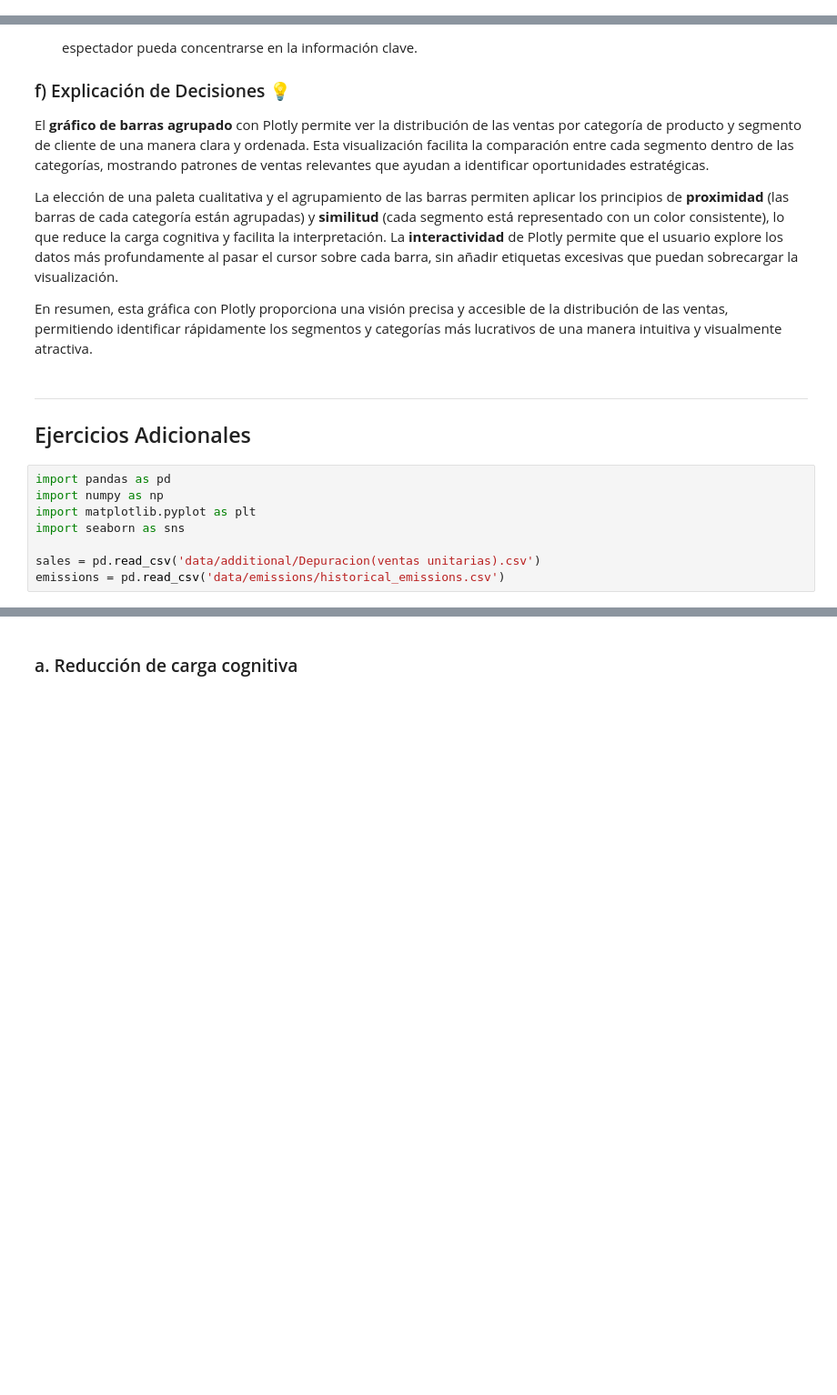
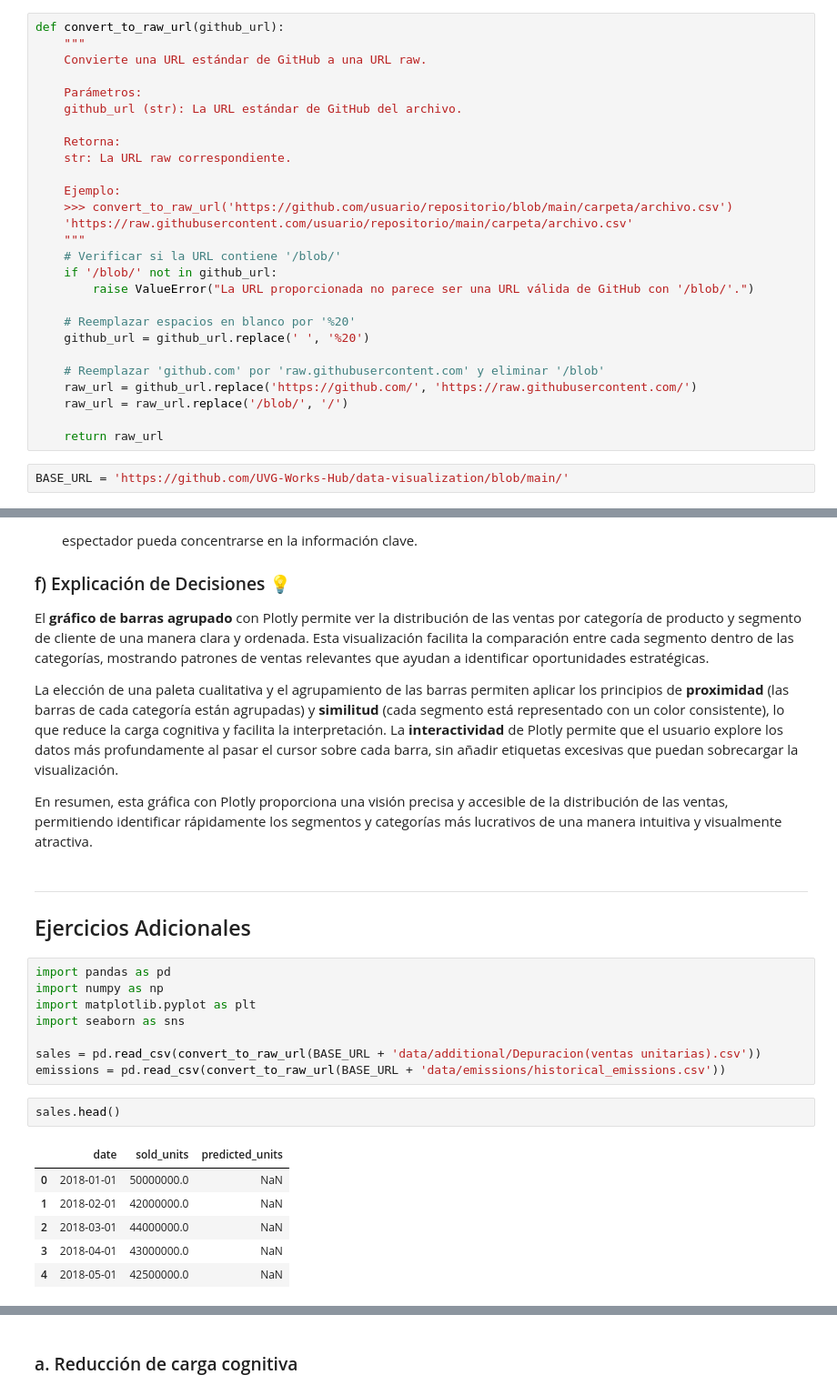
Before and after one commit to UVG-Works-Hub/data-visualization, a Jupyter notebook: visualization.ipynb, the cells around one changed output, grey strips where cells are left out. Shown at 91% size. Cells and saved outputs as stored; diff of their text form; blank space fills up the shorter version.

Commit message:
feat: load data from github raw content

```diff
--- a/visualization.ipynb
+++ b/visualization.ipynb
@@ -16,6 +16,35 @@ import plotly.graph_objects as go
 # Suppress warnings
 import warnings
 warnings.filterwarnings('ignore')
+# %%
+def convert_to_raw_url(github_url):
+    """
+    Convierte una URL estándar de GitHub a una URL raw.
+
+    Parámetros:
+    github_url (str): La URL estándar de GitHub del archivo.
+
+    Retorna:
+    str: La URL raw correspondiente.
+
+    Ejemplo:
+    >>> convert_to_raw_url('https://github.com/usuario/repositorio/blob/main/carpeta/archivo.csv')
+    'https://raw.githubusercontent.com/usuario/repositorio/main/carpeta/archivo.csv'
+    """
+    # Verificar si la URL contiene '/blob/'
+    if '/blob/' not in github_url:
+        raise ValueError("La URL proporcionada no parece ser una URL válida de GitHub con '/blob/'.")
+
+    # Reemplazar espacios en blanco por '%20'
+    github_url = github_url.replace(' ', '%20')
+
+    # Reemplazar 'github.com' por 'raw.githubusercontent.com' y eliminar '/blob'
+    raw_url = github_url.replace('https://github.com/', 'https://raw.githubusercontent.com/')
+    raw_url = raw_url.replace('/blob/', '/')
+
+    return raw_url
+# %%
+BASE_URL = 'https://github.com/UVG-Works-Hub/data-visualization/blob/main/'
 # %% [markdown]
 ---
 # %% [markdown]
@@ -323,5 +352,14 @@ import numpy as np
 import matplotlib.pyplot as plt
 import seaborn as sns
 
-sales = pd.read_csv('data/additional/Depuracion(ventas unitarias).csv')
-emissions = pd.read_csv('data/emissions/historical_emissions.csv')
+sales = pd.read_csv(convert_to_raw_url(BASE_URL + 'data/additional/Depuracion(ventas unitarias).csv'))
+emissions = pd.read_csv(convert_to_raw_url(BASE_URL + 'data/emissions/historical_emissions.csv'))
+# %%
+sales.head()
+# %% [output]
+|  | date | sold_units | predicted_units |
+| 0 | 2018-01-01 | 50000000.0 | NaN |
+| 1 | 2018-02-01 | 42000000.0 | NaN |
+| 2 | 2018-03-01 | 44000000.0 | NaN |
+| 3 | 2018-04-01 | 43000000.0 | NaN |
+| 4 | 2018-05-01 | 42500000.0 | NaN |
```
Also changed, not shown: parts of 8 cells of this notebook.
